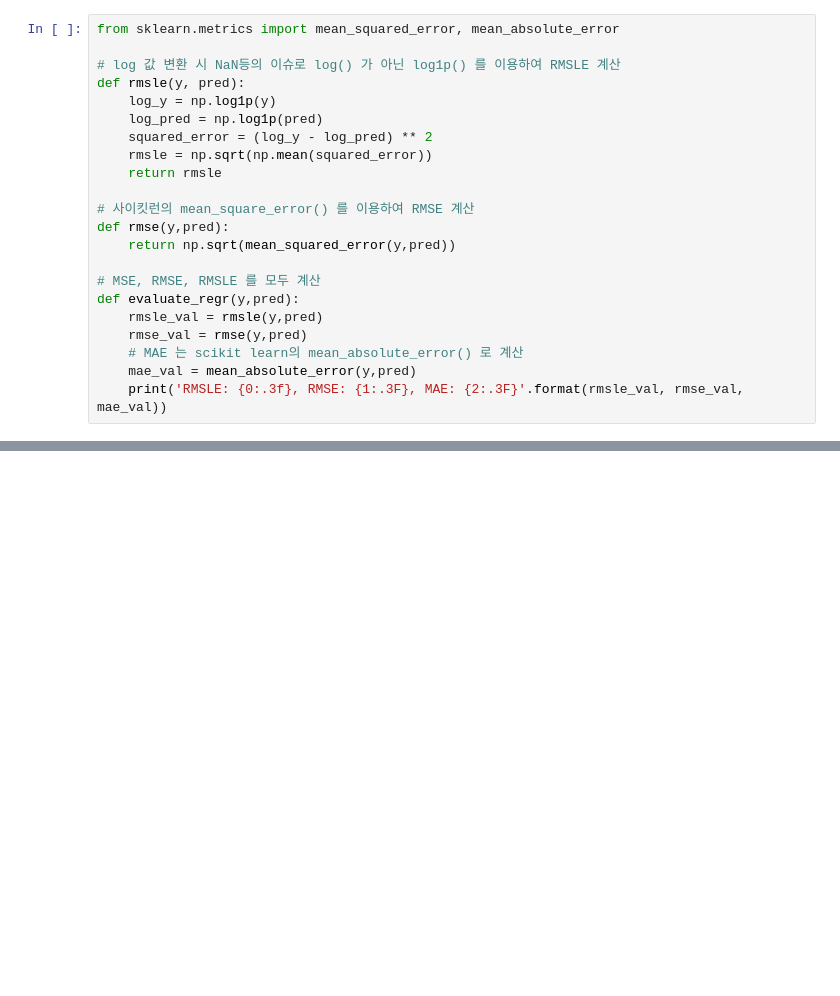
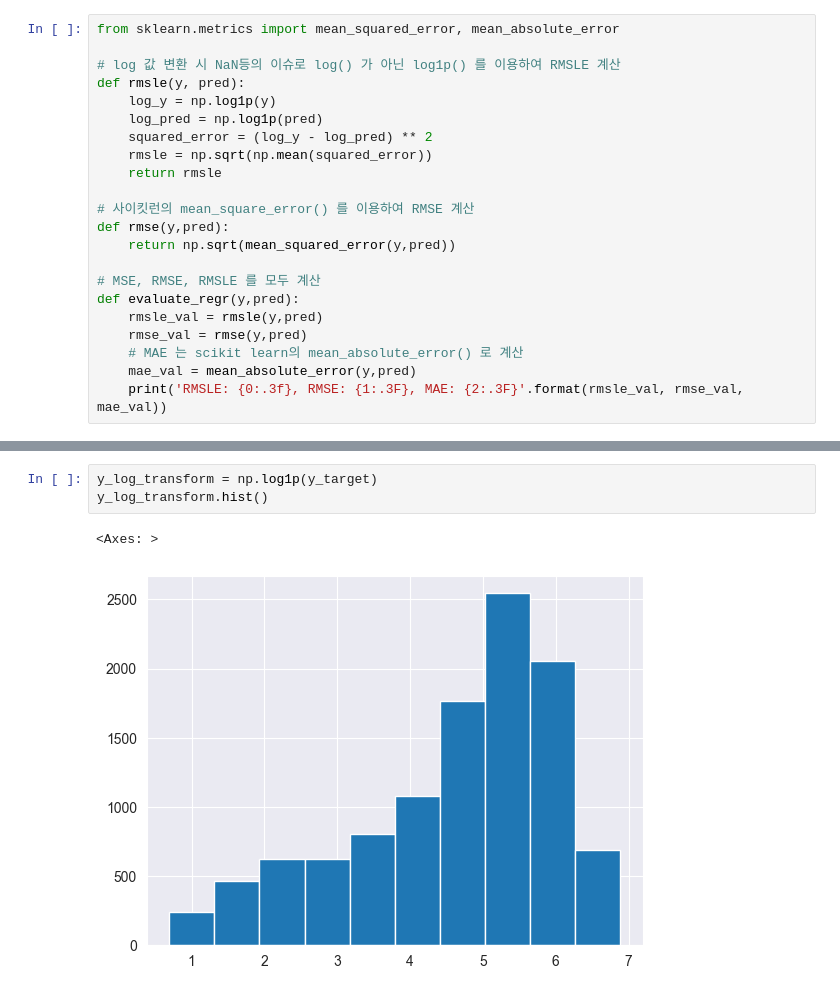
Before and after one commit to kartmon61/ml-study, a Jupyter notebook: regression/bike_sharing.ipynb, the cells around one changed output, grey strips where cells are left out. Saved outputs shown, nothing was run; the diff lists cells and outputs as text; blank space fills up the shorter version.

```diff
--- a/regression/bike_sharing.ipynb
+++ b/regression/bike_sharing.ipynb
@@ -126,0 +165,6 @@ def evaluate_regr(y,pred):
+# %%
+y_log_transform = np.log1p(y_target)
+y_log_transform.hist()
+# %% [output]
+<Axes: >
+[figure, added]
```
Also changed, not shown: parts of 12 cells of this notebook.
